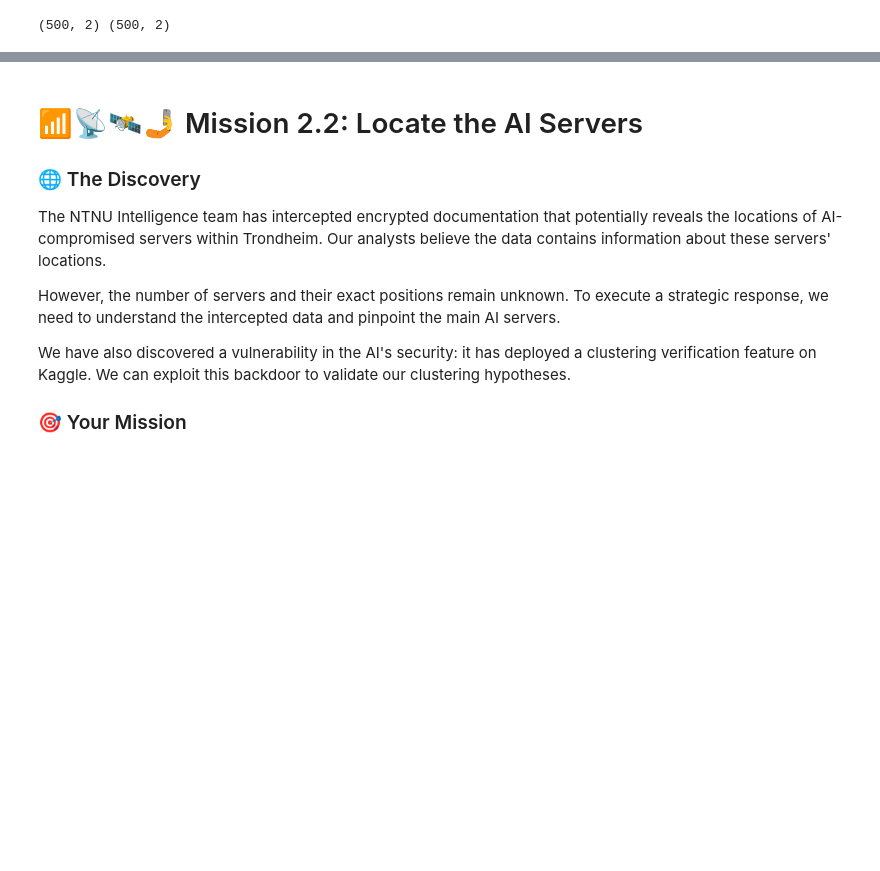
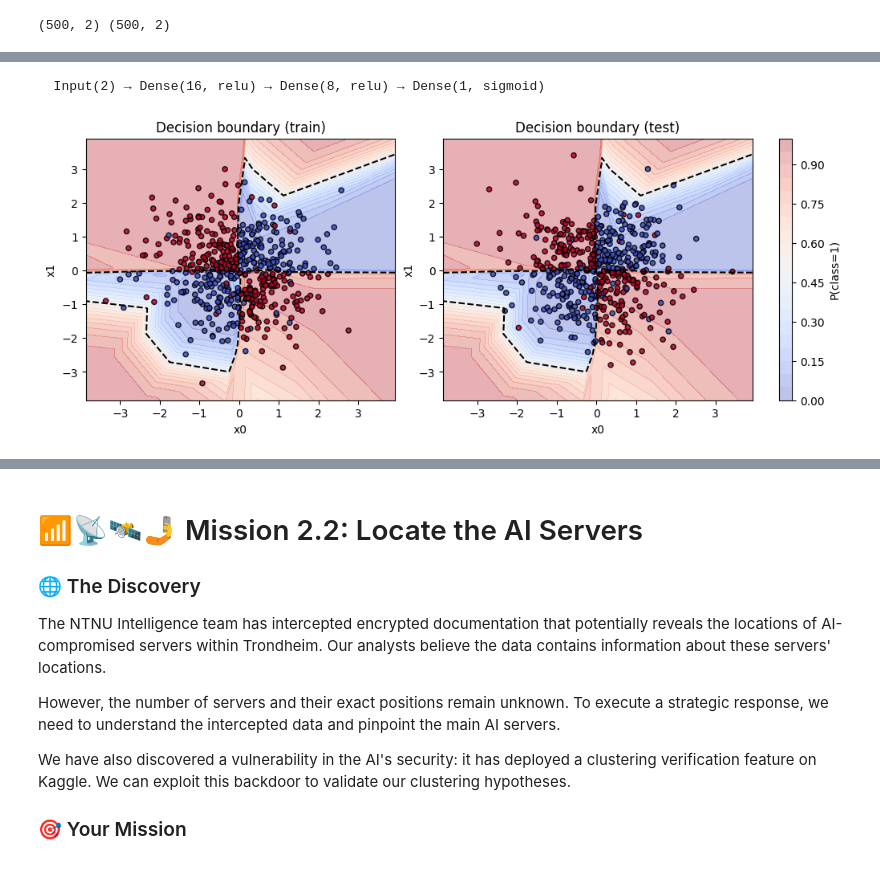
Before and after one commit to joonseren/TDT4172-Introduction-to-Machine-Learning, a Jupyter notebook: Assignment2/Chapter_2.ipynb, the cells around one changed output, grey strips where cells are left out. Drawn from its saved outputs; the diff is of its cells as text; code cells hidden in the pictures; blank space fills up the shorter version.

```diff
--- a/Assignment2/Chapter_2.ipynb
+++ b/Assignment2/Chapter_2.ipynb
@@ -134,0 +217,47 @@ Test accuracy: 0.7920
+# %%
+# ASCII diagram like: Input(2) → Dense(16, relu) → Dense(8, relu) → Dense(1, sigmoid)
+parts = [f"Input({model.input_shape[-1]})"]
+for L in model.layers:
+    if isinstance(L, tf.keras.layers.Dense):
+        act = getattr(L.activation, "__name__", str(L.activation))
+        parts.append(f"Dense({L.units}, {act})")
+    else:
+        parts.append(L.__class__.__name__)
+print("  " + " → ".join(parts))
+# %% [output]
+  Input(2) → Dense(16, relu) → Dense(8, relu) → Dense(1, sigmoid)
+# %%
+def plot_decision_boundaries_subplots(model, X_train, y_train, X_test, y_test):
+    # grid limits from both splits
+    X_all = np.vstack([X_train, X_test])
+    x_min, x_max = X_all[:, 0].min() - 0.5, X_all[:, 0].max() + 0.5
+    y_min, y_max = X_all[:, 1].min() - 0.5, X_all[:, 1].max() + 0.5
+    xx, yy = np.meshgrid(np.linspace(x_min, x_max, 400),
+                         np.linspace(y_min, y_max, 400))
+    grid = np.c_[xx.ravel(), yy.ravel()].astype(np.float32)
+
+    # shared probability field over the grid
+    probs = model.predict(grid, verbose=0).reshape(xx.shape)
+
+    # subplots with constrained layout (no overlap)
+    fig, axes = plt.subplots(1, 2, figsize=(10, 4), constrained_layout=True)
+
+    for ax, (X, y, title) in zip(
+        axes,
+        [(X_train, y_train, "Decision boundary (train)"),
+         (X_test,  y_test,  "Decision boundary (test)")]
+    ):
+        cs = ax.contourf(xx, yy, probs, levels=20, alpha=0.35, cmap="coolwarm")
+        ax.contour(xx, yy, probs, levels=[0.5], colors="k", linewidths=1.5, linestyles="--")
+        ax.scatter(X[:, 0], X[:, 1], c=y, cmap="coolwarm", s=20, edgecolors="k", alpha=0.85)
+        ax.set_xlabel("x0"); ax.set_ylabel("x1"); ax.set_title(title)
+
+    # one colorbar for both axes, placed outside on the right
+    fig.colorbar(cs, ax=axes.ravel().tolist(), label="P(class=1)",
+                 fraction=0.046, pad=0.04)
+
+    plt.show()
+
+plot_decision_boundaries_subplots(model, X_train, y_train, X_test, y_test)
+# %% [output]
+[figure, added]
```
Also changed, not shown: parts of 10 cells of this notebook, 5 other files.
